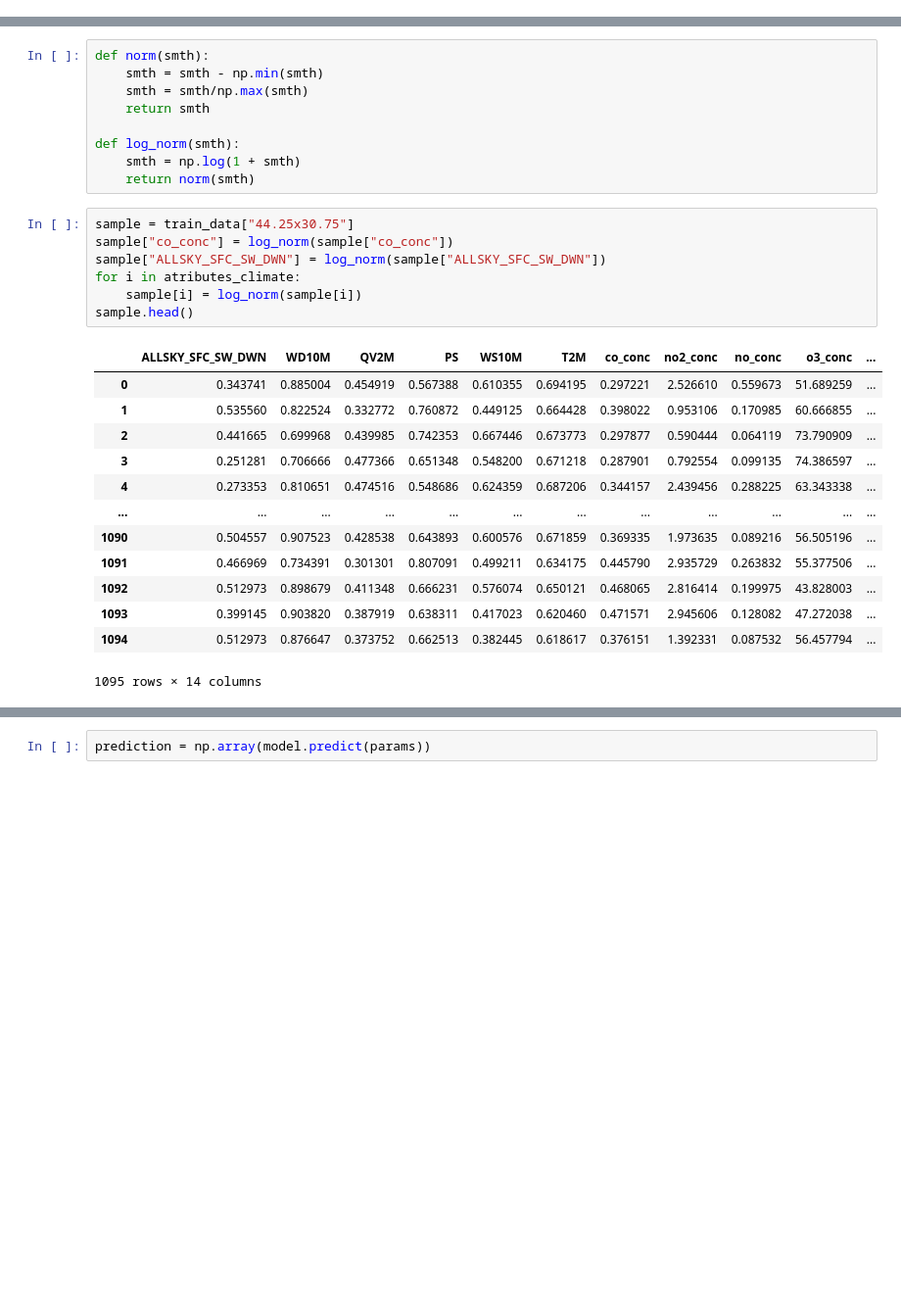
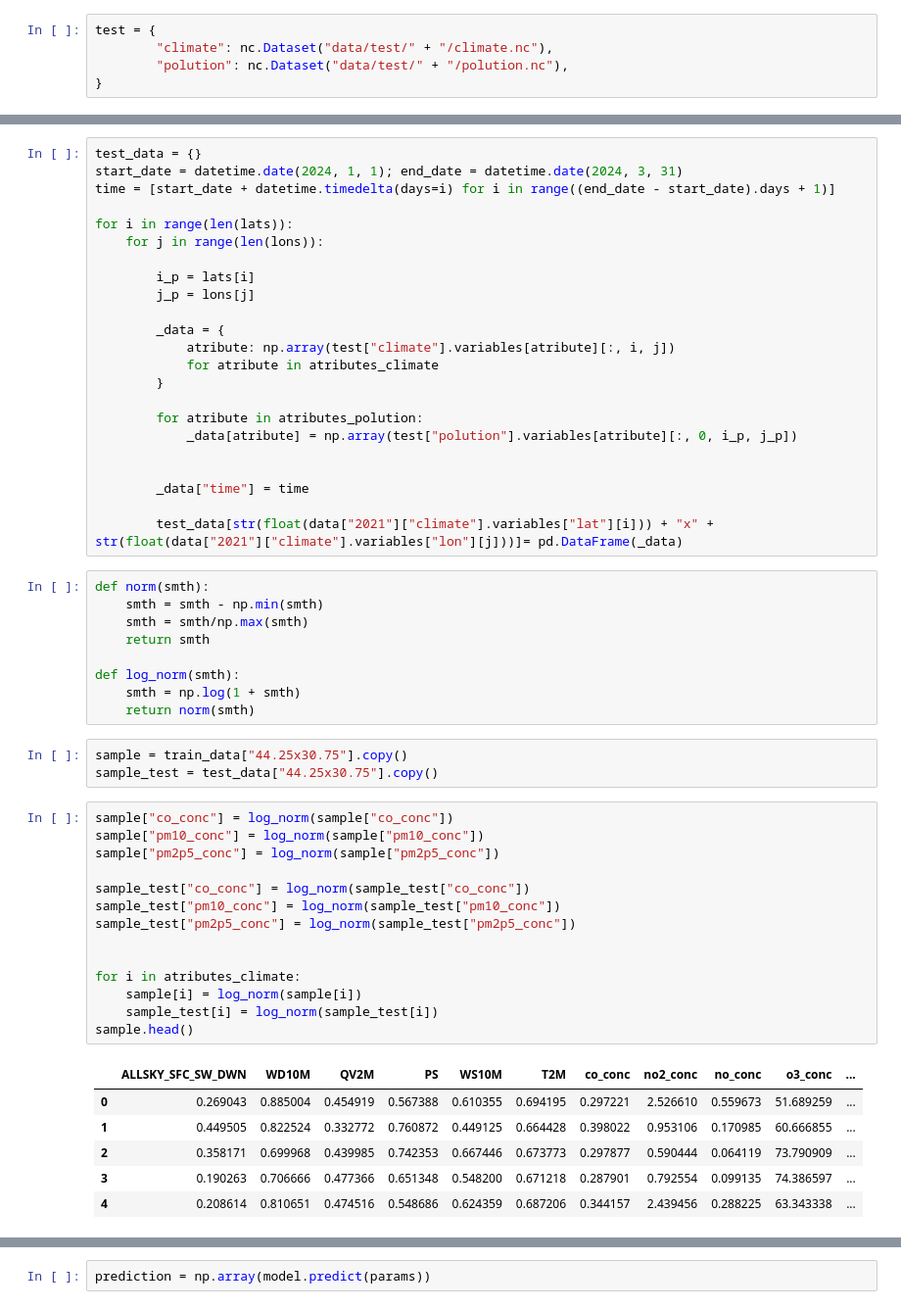
Before and after one commit to ItyTell/Modeling-the-distribution-of-harmful-emissions-in-the-atmosphere, a Jupyter notebook: main.ipynb, the cells around one changed output, grey strips where cells are left out. Shown at 98% size. Saved outputs shown, nothing was run; the diff lists cells and outputs as text; blank space fills up the shorter version.

```diff
--- a/main.ipynb
+++ b/main.ipynb
@@ -25,6 +41,11 @@ data = {
         }
     for year in ["2021", "2022", "2023"]
 }
+# %%
+test = {
+        "climate": nc.Dataset("data/test/" + "/climate.nc"),
+        "polution": nc.Dataset("data/test/" + "/polution.nc"),
+}
 # %% [markdown]
 #### Кількість географічних точок на кліматичних данних і на данних про викидів різниться.
 #### Знаходжу спільні точки
@@ -78,6 +99,29 @@ for i in range(len(lats)):
                 _data[atribute] = np.append(_data[atribute], np.array(data[year]["polution"].variables[atribute][:, 0, 0, -1]))
 
         train_data[str(float(data["2021"]["climate"].variables["lat"][i])) + "x" + str(float(data["2021"]["climate"].variables["lon"][j]))]= pd.DataFrame(_data)
+# %%
+test_data = {}
+start_date = datetime.date(2024, 1, 1); end_date = datetime.date(2024, 3, 31)
+time = [start_date + datetime.timedelta(days=i) for i in range((end_date - start_date).days + 1)]
+
+for i in range(len(lats)):
+    for j in range(len(lons)):
+
+        i_p = lats[i]
+        j_p = lons[j]
+
+        _data = {
+            atribute: np.array(test["climate"].variables[atribute][:, i, j])
+            for atribute in atributes_climate
+        }
+
+        for atribute in atributes_polution:
+            _data[atribute] = np.array(test["polution"].variables[atribute][:, 0, i_p, j_p])
+
+
+        _data["time"] = time
+
+        test_data[str(float(data["2021"]["climate"].variables["lat"][i])) + "x" + str(float(data["2021"]["climate"].variables["lon"][j]))]= pd.DataFrame(_data)
 # %%
 def norm(smth):
     smth = smth - np.min(smth)
@@ -87,24 +131,27 @@ def norm(smth):
 def log_norm(smth):
     smth = np.log(1 + smth)
     return norm(smth)
+# %%
+sample = train_data["44.25x30.75"].copy()
+sample_test = test_data["44.25x30.75"].copy()
 # %%
-sample = train_data["44.25x30.75"]
 sample["co_conc"] = log_norm(sample["co_conc"])
-sample["ALLSKY_SFC_SW_DWN"] = log_norm(sample["ALLSKY_SFC_SW_DWN"])
+sample["pm10_conc"] = log_norm(sample["pm10_conc"])
+sample["pm2p5_conc"] = log_norm(sample["pm2p5_conc"])
+
+sample_test["co_conc"] = log_norm(sample_test["co_conc"])
+sample_test["pm10_conc"] = log_norm(sample_test["pm10_conc"])
+sample_test["pm2p5_conc"] = log_norm(sample_test["pm2p5_conc"])
+
+
 for i in atributes_climate:
     sample[i] = log_norm(sample[i])
+    sample_test[i] = log_norm(sample_test[i])
 sample.head()
 # %% [output]
 |  | ALLSKY_SFC_SW_DWN | WD10M | QV2M | PS | WS10M | T2M | co_conc | no2_conc | no_conc | o3_conc | ... |
-| 0 | 0.343741 | 0.885004 | 0.454919 | 0.567388 | 0.610355 | 0.694195 | 0.297221 | 2.526610 | 0.559673 | 51.689259 | ... |
-| 1 | 0.535560 | 0.822524 | 0.332772 | 0.760872 | 0.449125 | 0.664428 | 0.398022 | 0.953106 | 0.170985 | 60.666855 | ... |
-| 2 | 0.441665 | 0.699968 | 0.439985 | 0.742353 | 0.667446 | 0.673773 | 0.297877 | 0.590444 | 0.064119 | 73.790909 | ... |
-| 3 | 0.251281 | 0.706666 | 0.477366 | 0.651348 | 0.548200 | 0.671218 | 0.287901 | 0.792554 | 0.099135 | 74.386597 | ... |
-| 4 | 0.273353 | 0.810651 | 0.474516 | 0.548686 | 0.624359 | 0.687206 | 0.344157 | 2.439456 | 0.288225 | 63.343338 | ... |
-| ... | ... | ... | ... | ... | ... | ... | ... | ... | ... | ... | ... |
-| 1090 | 0.504557 | 0.907523 | 0.428538 | 0.643893 | 0.600576 | 0.671859 | 0.369335 | 1.973635 | 0.089216 | 56.505196 | ... |
-| 1091 | 0.466969 | 0.734391 | 0.301301 | 0.807091 | 0.499211 | 0.634175 | 0.445790 | 2.935729 | 0.263832 | 55.377506 | ... |
-| 1092 | 0.512973 | 0.898679 | 0.411348 | 0.666231 | 0.576074 | 0.650121 | 0.468065 | 2.816414 | 0.199975 | 43.828003 | ... |
-| 1093 | 0.399145 | 0.903820 | 0.387919 | 0.638311 | 0.417023 | 0.620460 | 0.471571 | 2.945606 | 0.128082 | 47.272038 | ... |
-| 1094 | 0.512973 | 0.876647 | 0.373752 | 0.662513 | 0.382445 | 0.618617 | 0.376151 | 1.392331 | 0.087532 | 56.457794 | ... |
+| 0 | 0.269043 | 0.885004 | 0.454919 | 0.567388 | 0.610355 | 0.694195 | 0.297221 | 2.526610 | 0.559673 | 51.689259 | ... |
+| 1 | 0.449505 | 0.822524 | 0.332772 | 0.760872 | 0.449125 | 0.664428 | 0.398022 | 0.953106 | 0.170985 | 60.666855 | ... |
+| 2 | 0.358171 | 0.699968 | 0.439985 | 0.742353 | 0.667446 | 0.673773 | 0.297877 | 0.590444 | 0.064119 | 73.790909 | ... |
+| 3 | 0.190263 | 0.706666 | 0.477366 | 0.651348 | 0.548200 | 0.671218 | 0.287901 | 0.792554 | 0.099135 | 74.386597 | ... |
+| 4 | 0.208614 | 0.810651 | 0.474516 | 0.548686 | 0.624359 | 0.687206 | 0.344157 | 2.439456 | 0.288225 | 63.343338 | ... |
-1095 rows × 14 columns
```
Also changed, not shown: parts of 28 cells of this notebook, 2 other files.
